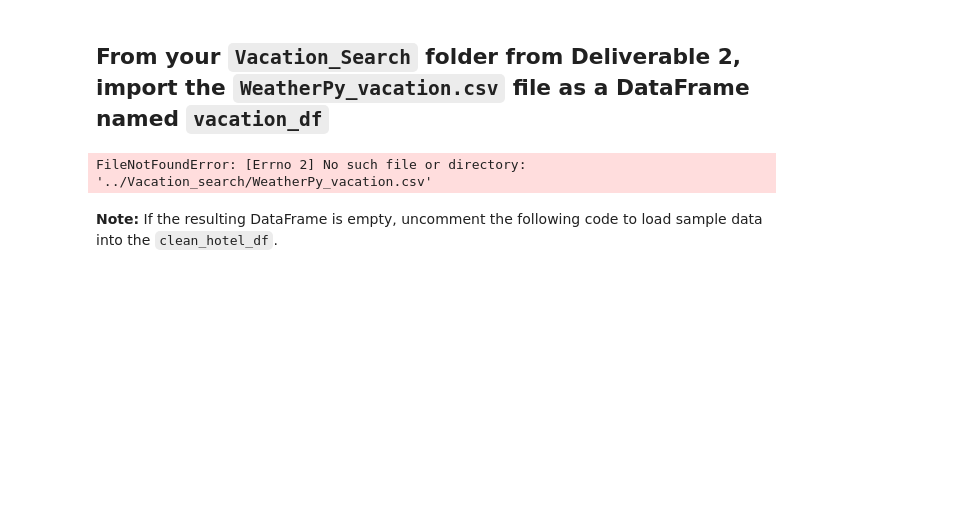
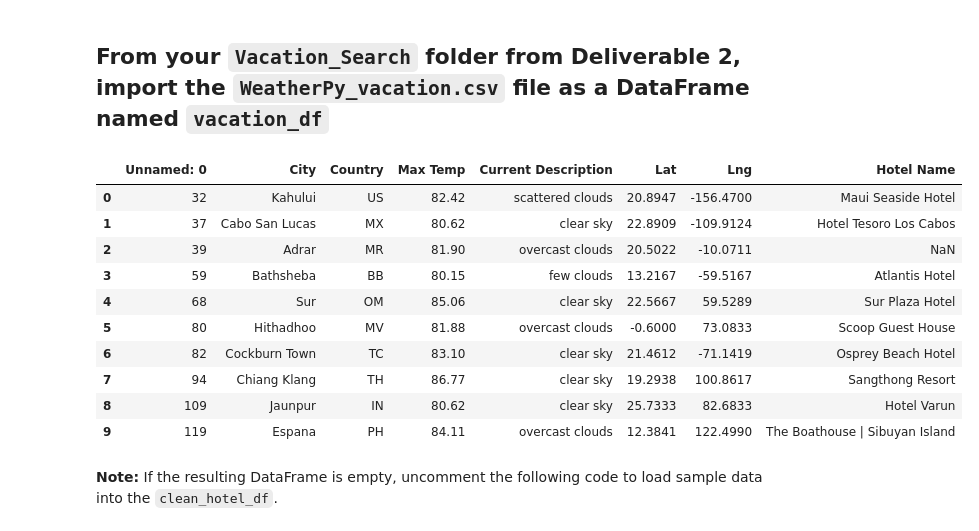
Before and after one commit to marcomireles123/World-Weather-Analysis, a Jupyter notebook: Vacation_Itinerary/Vacation_Itinerary.ipynb, the cells around one changed output. Drawn from its saved outputs; the diff is of its cells as text; code cells hidden in the pictures; blank space fills up the shorter version.

```diff
--- a/Vacation_Itinerary/Vacation_Itinerary.ipynb
+++ b/Vacation_Itinerary/Vacation_Itinerary.ipynb
@@ -29,11 +29,21 @@ gmaps.configure(api_key=g_key)
 # %%
 # Read the WeatherPy_vacation.csv into a DataFrame
 vacation_df = pd.read_csv("../Vacation_search/WeatherPy_vacation.csv")
 
 # Display sample data
-# YOUR CODE HERE
+vacation_df.head(10)
 # %% [output]
-FileNotFoundError: [Errno 2] No such file or directory: '../Vacation_search/WeatherPy_vacation.csv'
+|  | Unnamed: 0 | City | Country | Max Temp | Current Description | Lat | Lng | Hotel Name |
+| 0 | 32 | Kahului | US | 82.42 | scattered clouds | 20.8947 | -156.4700 | Maui Seaside Hotel |
+| 1 | 37 | Cabo San Lucas | MX | 80.62 | clear sky | 22.8909 | -109.9124 | Hotel Tesoro Los Cabos |
+| 2 | 39 | Adrar | MR | 81.90 | overcast clouds | 20.5022 | -10.0711 | NaN |
+| 3 | 59 | Bathsheba | BB | 80.15 | few clouds | 13.2167 | -59.5167 | Atlantis Hotel |
+| 4 | 68 | Sur | OM | 85.06 | clear sky | 22.5667 | 59.5289 | Sur Plaza Hotel |
+| 5 | 80 | Hithadhoo | MV | 81.88 | overcast clouds | -0.6000 | 73.0833 | Scoop Guest House |
+| 6 | 82 | Cockburn Town | TC | 83.10 | clear sky | 21.4612 | -71.1419 | Osprey Beach Hotel |
+| 7 | 94 | Chiang Klang | TH | 86.77 | clear sky | 19.2938 | 100.8617 | Sangthong Resort |
+| 8 | 109 | Jaunpur | IN | 80.62 | clear sky | 25.7333 | 82.6833 | Hotel Varun |
+| 9 | 119 | Espana | PH | 84.11 | overcast clouds | 12.3841 | 122.4990 | The Boathouse | Sibuyan Island |
 # %% [markdown]
 **Note:** If the resulting DataFrame is empty, uncomment the following code to load sample data into the `clean_hotel_df`.
 # %%
```
Also changed, not shown: parts of 7 cells of this notebook, 3 other files.
